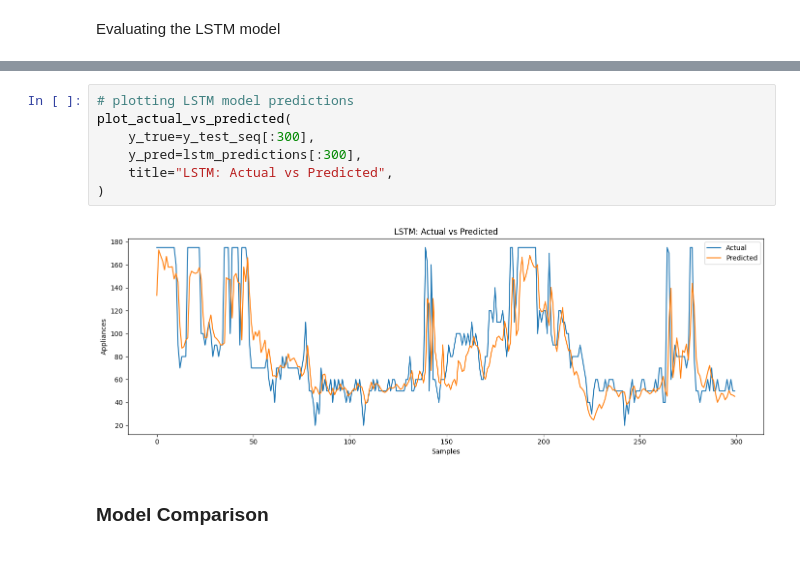
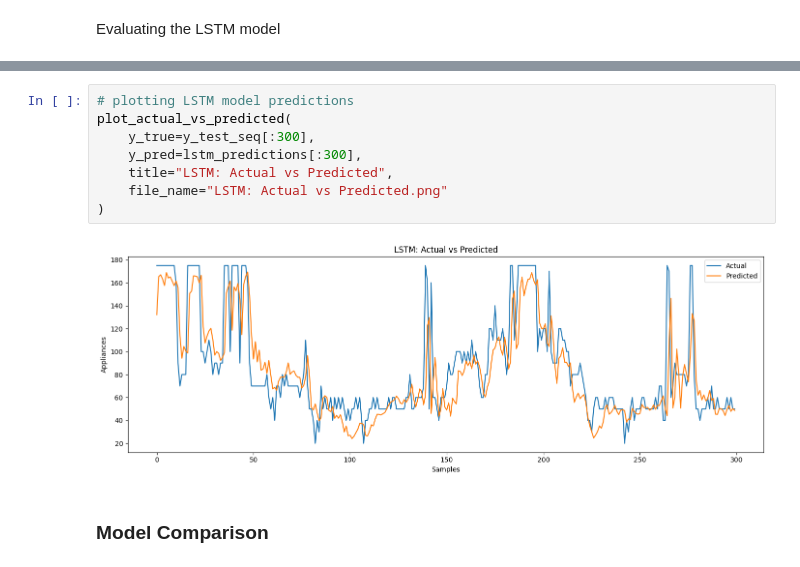
Before and after one commit to Induwara049/energy-forecast, a Jupyter notebook: notebooks/04_model_development.ipynb, the cells around one changed output, grey strips where cells are left out. Drawn from its saved outputs; the diff is of its cells as text.

```diff
--- a/notebooks/04_model_development.ipynb
+++ b/notebooks/04_model_development.ipynb
@@ -268,12 +270,13 @@ lstm_metrics
 # %%
 # plotting LSTM model predictions
 plot_actual_vs_predicted(
     y_true=y_test_seq[:300],
     y_pred=lstm_predictions[:300],
     title="LSTM: Actual vs Predicted",
+    file_name="LSTM: Actual vs Predicted.png"
 )
 # %% [output]
-[figure, old version]
+[figure, new version]
 # %% [markdown]
 ### Model Comparison
 # %%
```
Also changed, not shown: parts of 6 cells of this notebook, 2 other files.
